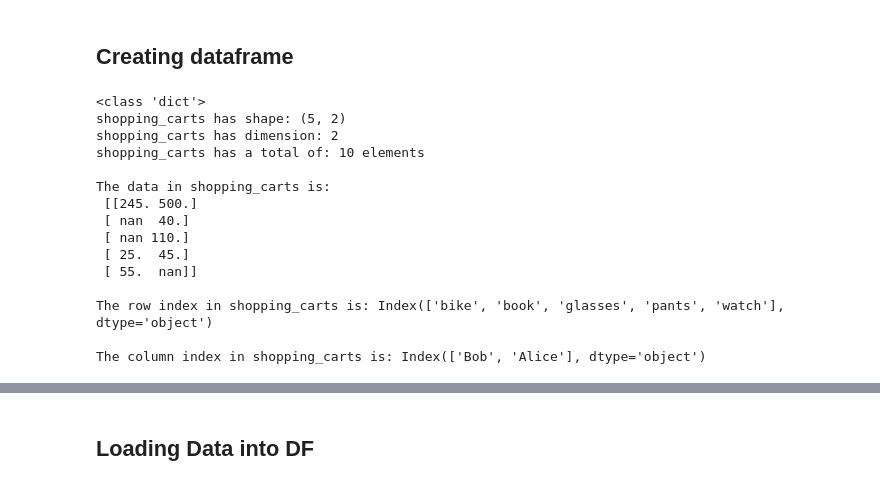
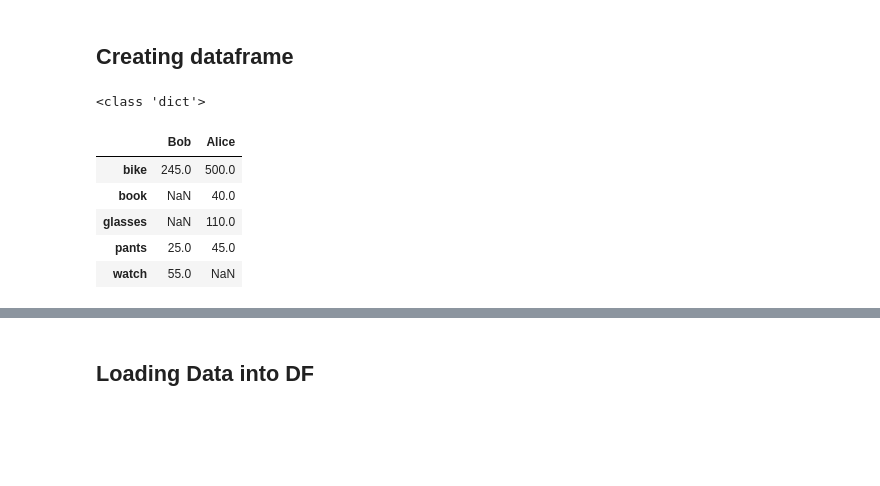
Before and after one commit to zoubida123ck/python-for-finance, a Jupyter notebook: day_03/lessons/02-pandas-dataframe.ipynb, the cells around one changed output, grey strips where cells are left out. Saved outputs shown, nothing was run; the diff lists cells and outputs as text; code cells hidden in the pictures; blank space fills up the shorter version.

```diff
--- a/day_03/lessons/02-pandas-dataframe.ipynb
+++ b/day_03/lessons/02-pandas-dataframe.ipynb
@@ -7,71 +7,21 @@ import pandas as pd
 # %%
 # Create a DataFrame manually from a dictionary of Pandas Series
 
 # create a dictionary of Pandas Series
 items = {'Bob' : pd.Series(data = [245, 25, 55], index = ['bike', 'pants', 'watch']),
          'Alice' : pd.Series(data = [40, 110, 500, 45], index = ['book', 'glasses', 'bike', 'pants'])}
 
 # print the type of items to see that it is a dictionary
 print(type(items)) # class 'dict'
 
 # create a Pandas DataFrame by passing it a dictionary of Series
 shopping_carts = pd.DataFrame(items)
-
-# create a DataFrame that only has a subset of the data/columns
-bob_shopping_cart = pd.DataFrame(items, columns=['Bob'])
-
-# create a DataFrame that only has selected keys
-sel_shopping_cart = pd.DataFrame(items, index = ['pants', 'book'])
-
-# combine both of the above - selected keys for selected columns
-alice_sel_shopping_cart = pd.DataFrame(items, index = ['glasses', 'bike'], columns = ['Alice'])
-
-# create DataFrames from a dictionary of lists (arrays)
-# In this case, however, all the lists (arrays) in the dictionary must be of the same length
-
-# create a dictionary of lists (arrays)
-data = {'Integers' : [1,2,3],
-        'Floats' : [4.5, 8.2, 9.6]}
-
-# create a DataFrame
-df = pd.DataFrame(data)
-
-# create a DataFrame and provide the row index
-df = pd.DataFrame(data, index = ['label 1', 'label 2', 'label 3'])
-
-# create DataFrames from a list of Python dictionaries
-# create a list of Python dictionaries
-items2 = [{'bikes': 20, 'pants': 30, 'watches': 35},
-          {'watches': 10, 'glasses': 50, 'bikes': 15, 'pants':5}]
-
-# create a DataFrame
-store_items = pd.DataFrame(items2)
-
-# create a DataFrame and provide the row index
-store_items = pd.DataFrame(items2, index = ['store 1', 'store 2'])
-
-print('shopping_carts has shape:', shopping_carts.shape)
-print('shopping_carts has dimension:', shopping_carts.ndim)
-print('shopping_carts has a total of:', shopping_carts.size, 'elements')
-print()
-print('The data in shopping_carts is:\n', shopping_carts.values)
-print()
-print('The row index in shopping_carts is:', shopping_carts.index)
-print()
-print('The column index in shopping_carts is:', shopping_carts.columns)
+shopping_carts.head()
 # %% [output]
 <class 'dict'>
-shopping_carts has shape: (5, 2)
-shopping_carts has dimension: 2
-shopping_carts has a total of: 10 elements
-
-The data in shopping_carts is:
- [[245. 500.]
- [ nan  40.]
- [ nan 110.]
- [ 25.  45.]
- [ 55.  nan]]
-
-The row index in shopping_carts is: Index(['bike', 'book', 'glasses', 'pants', 'watch'], dtype='object')
-
-The column index in shopping_carts is: Index(['Bob', 'Alice'], dtype='object')
+|  | Bob | Alice |
+| bike | 245.0 | 500.0 |
+| book | NaN | 40.0 |
+| glasses | NaN | 110.0 |
+| pants | 25.0 | 45.0 |
+| watch | 55.0 | NaN |
```
Also changed, not shown: parts of 15 cells of this notebook, 1 other file.
